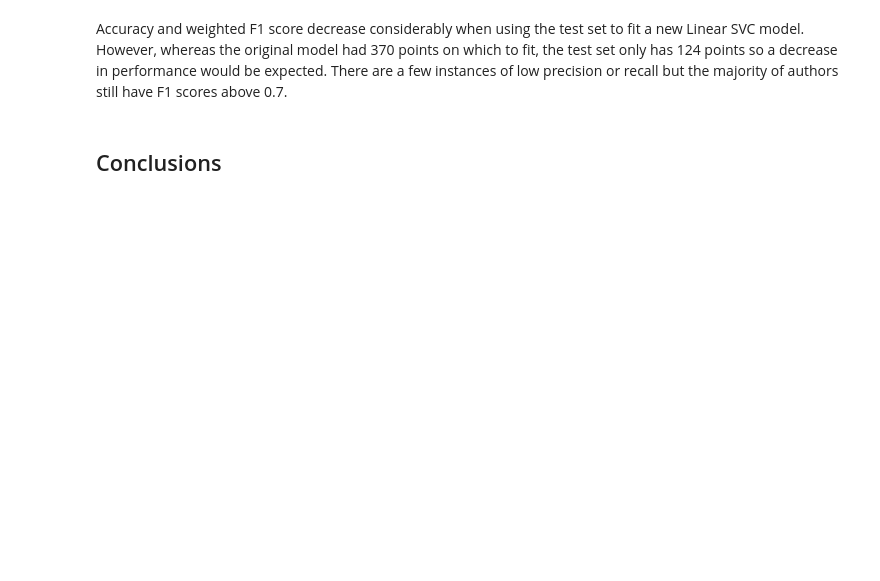
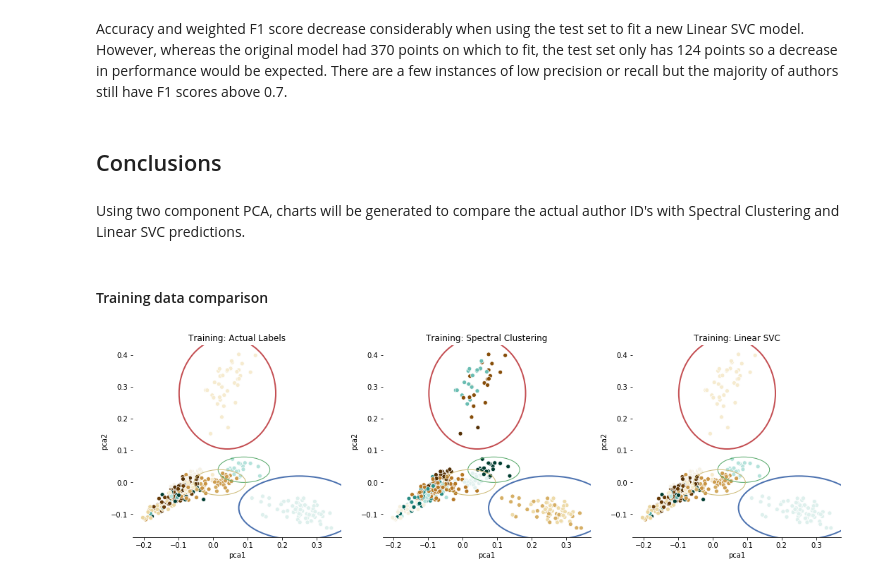
Before and after one commit to yfstafford/Thinkful, a Jupyter notebook: Unit 4/Unit 4 Capstone Blog Authorship Identification.ipynb, the cells around one changed output. Cells and saved outputs as stored; diff of their text form; code cells hidden in the pictures; blank space fills up the shorter version.

```diff
--- a/Unit 4/Unit 4 Capstone Blog Authorship Identification.ipynb
+++ b/Unit 4/Unit 4 Capstone Blog Authorship Identification.ipynb
@@ -966,7 +936,6 @@ Recall that the original 13 cluster Spectral Clustering ARI was 0.505.
 # %%
 # Declare and fit the model
 sc = SpectralClustering(n_clusters=12, random_state=42, n_jobs=-1)
-sc.fit(tfidf_train_out)
 
 #Predict clusters
 tfidf_full_pred = sc.fit_predict(tfidf_train_out)
@@ -999,7 +968,6 @@ Decreasing target clusters to 12 increases ARI slightly to 0.517.
 # %%
 # Declare and fit the model
 sc = SpectralClustering(n_clusters=11, random_state=42, n_jobs=-1)
-sc.fit(tfidf_train_out)
 
 #Predict clusters
 tfidf_full_pred = sc.fit_predict(tfidf_train_out)
@@ -1032,7 +1000,6 @@ Further decreasing number of clusters causes ARI to decrease to 0.459.
 # %%
 # Declare and fit the model
 sc = SpectralClustering(n_clusters=14, random_state=42, n_jobs=-1)
-sc.fit(tfidf_train_out)
 
 #Predict clusters
 tfidf_full_pred = sc.fit_predict(tfidf_train_out)
@@ -1065,7 +1032,6 @@ Increasing target clusters to 14 decreases ARI to 0.480.
 # %%
 # Declare and fit the model
 sc = SpectralClustering(n_clusters=15, random_state=42, n_jobs=-1)
-sc.fit(tfidf_train_out)
 
 #Predict clusters
 tfidf_full_pred = sc.fit_predict(tfidf_train_out)
@@ -1410,3 +1374,75 @@ weighted avg       0.84      0.76      0.72       370
 Accuracy and weighted F1 score decrease considerably when using the test set to fit a new Linear SVC model. However, whereas the original model had 370 points on which to fit, the test set only has 124 points so a decrease in performance would be expected. There are a few instances of low precision or recall but the majority of authors still have F1 scores above 0.7.
 # %% [markdown]
 ## Conclusions
+# %% [markdown]
+Using two component PCA, charts will be generated to compare the actual author ID's with Spectral Clustering and Linear SVC predictions.
+# %% [markdown]
+#### Training data comparison
+# %%
+tfidf_chart = pd.DataFrame()
+tfidf_chart['pca1'] = pca_tfidf_train2[:,0]
+tfidf_chart['pca2'] = pca_tfidf_train2[:,1]
+tfidf_chart['id'] = Y_train.values
+
+sc = SpectralClustering(n_clusters=12, random_state=42, n_jobs=-1)
+tfidf_chart['sc_pred'] = sc.fit_predict(tfidf_train_out)
+
+tfidf_chart['svc_pred'] = svc_fit.best_estimator_.predict(tfidf_train_out)
+
+import matplotlib.patches as patches
+
+f, axes = plt.subplots(1, 3, figsize=(18,5), sharex=False)
+sns.despine(left=True)
+
+sns.scatterplot(x='pca1', y='pca2', hue='id', data=tfidf_chart, palette='BrBG',
+                legend=None, ax=axes[0]).set_title('Training: Actual Labels')
+sns.scatterplot(x='pca1', y='pca2', hue='sc_pred', data=tfidf_chart, palette='BrBG',
+                legend=None, ax=axes[1]).set_title('Training: Spectral Clustering')
+sns.scatterplot(x='pca1', y='pca2', hue='svc_pred', data=tfidf_chart, palette='BrBG',
+                legend=None, ax=axes[2]).set_title('Training: Linear SVC')
+
+ellipse1 = patches.Ellipse((0.042,0.28),0.28,0.35,
+                           linewidth=2,edgecolor='r',facecolor='none', angle=0)
+ellipse2 = patches.Ellipse((0.25,-0.08),0.35,0.2,
+                           linewidth=2,edgecolor='b',facecolor='none', angle=0)
+ellipse3 = patches.Ellipse((0.09,0.04),0.15,0.08,
+                           linewidth=1,edgecolor='g',facecolor='none', angle=0)
+ellipse4 = patches.Ellipse((0.02,0.0),0.15,0.08,
+                           linewidth=1,edgecolor='y',facecolor='none', angle=0)
+
+axes[0].add_patch(ellipse1)
+axes[0].add_patch(ellipse2)
+axes[0].add_patch(ellipse3)
+axes[0].add_patch(ellipse4)
+
+ellipse1 = patches.Ellipse((0.042,0.28),0.28,0.35,
+                           linewidth=2,edgecolor='r',facecolor='none', angle=0)
+ellipse2 = patches.Ellipse((0.25,-0.08),0.35,0.2,
+                           linewidth=2,edgecolor='b',facecolor='none', angle=0)
+ellipse3 = patches.Ellipse((0.09,0.04),0.15,0.08,
+                           linewidth=1,edgecolor='g',facecolor='none', angle=0)
+ellipse4 = patches.Ellipse((0.02,0.0),0.15,0.08,
+                           linewidth=1,edgecolor='y',facecolor='none', angle=0)
+
+axes[1].add_patch(ellipse1)
+axes[1].add_patch(ellipse2)
+axes[1].add_patch(ellipse3)
+axes[1].add_patch(ellipse4)
+
+ellipse1 = patches.Ellipse((0.042,0.28),0.28,0.35,
+                           linewidth=2,edgecolor='r',facecolor='none', angle=0)
+ellipse2 = patches.Ellipse((0.25,-0.08),0.35,0.2,
+                           linewidth=2,edgecolor='b',facecolor='none', angle=0)
+ellipse3 = patches.Ellipse((0.09,0.04),0.15,0.08,
+                           linewidth=1,edgecolor='g',facecolor='none', angle=0)
+ellipse4 = patches.Ellipse((0.02,0.0),0.15,0.08,
+                           linewidth=1,edgecolor='y',facecolor='none', angle=0)
+
+axes[2].add_patch(ellipse1)
+axes[2].add_patch(ellipse2)
+axes[2].add_patch(ellipse3)
+axes[2].add_patch(ellipse4)
+
+plt.show()
+# %% [output]
+[figure, added]
```
Also changed, not shown: parts of 33 cells of this notebook.
